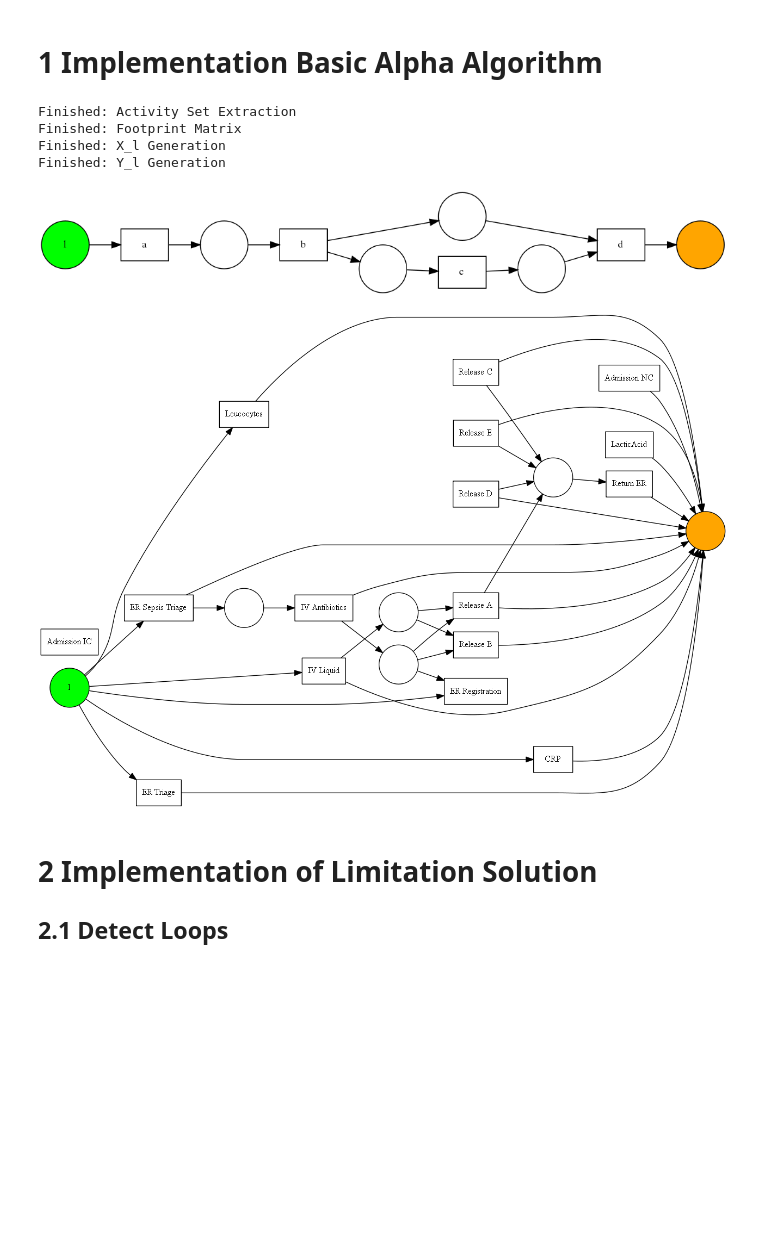
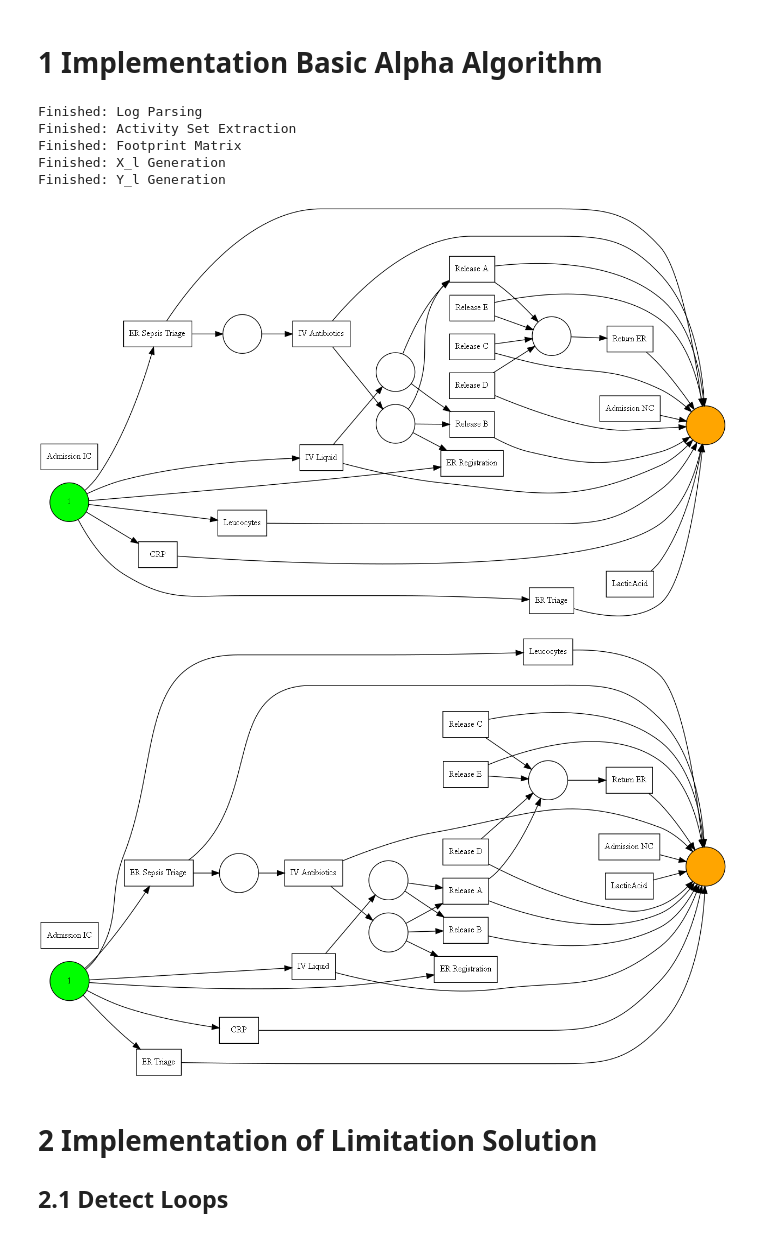
Before and after one commit to Janek7/alpha-miner-extension, a Jupyter notebook: AlphaMiner.ipynb, the cells around one changed output. Cells and saved outputs as stored; diff of their text form; code cells hidden in the pictures; blank space fills up the shorter version.

```diff
--- a/AlphaMiner.ipynb
+++ b/AlphaMiner.ipynb
@@ -43,7 +43,7 @@ class AlphaMiner:
             net_name = "dummy_log_net"
             self.traces = dummy_log
         else:
-            raise Error("Log is missing")
+            raise Exception("Log is missing")
 
         # run algorithm
         self._extract_activity_sets()
@@ -244,35 +244,36 @@ Below there are several manually created dummy logs (copied from the book)
 to test the algorithm. They can be passed on to the function call via the
 parameter 'dummy_log=dl1'.
 Alternatively, a regular log file can be passed on to the function via the parameter 'log'.
 """
 
 # dummy logs (miner can handle 1-3, but produces wrong net for log 4 (loop of one) and 5 (skip steps))
 dl1 = [["a","b","c","d"],
        ["a","c","b","d"],
        ["a","e","d"]]
 dl2 = [["a","c","e","g"],
        ["a","e","c","g"],
        ["b","d","f","g"],
        ["b","f","d","g"]]
 dl3 = [["a","b","e","f"],
        ["a","b","e","c","d","b","f"],
        ["a","b","c","e","d","b","f"],
        ["a","b","c","d","e","b","f"],
        ["a","e","b","c","d","b","f"]]
 dl4 = [["a","c"],
        ["a","b","c"],
        ["a","b","b","c"],
        ["a","b","b","b","b","c"]]
 dl5 = [["a","b","c","d"],
        ["a","b","d"]]
 
-am.apply_alpha_algorithm(dummy_log=dl5)
+am.apply_alpha_algorithm(log="sepsis.xes")
 # %% [output]
+Finished: Log Parsing
 Finished: Activity Set Extraction
 Finished: Footprint Matrix
 Finished: X_l Generation
 Finished: Y_l Generation
-[figure, old version]
+[figure, new version]
 # %%
 """
 Below, the pre-implemented pm4py AlphaMiner is applied to the same test log.
@@ -283,7 +284,7 @@ net1, initial_marking1, final_marking1 = alpha_miner.apply(log1)
 gviz1 = pn_visualizer.apply(net1, initial_marking1, final_marking1)
 pn_visualizer.view(gviz1)
 # %% [output]
-[figure, old version]
+[figure, new version]
 # %% [markdown]
 # 2 Implementation of Limitation Solution
 ## 2.1 Detect Loops
```
Also changed, not shown: parts of 3 cells of this notebook.
